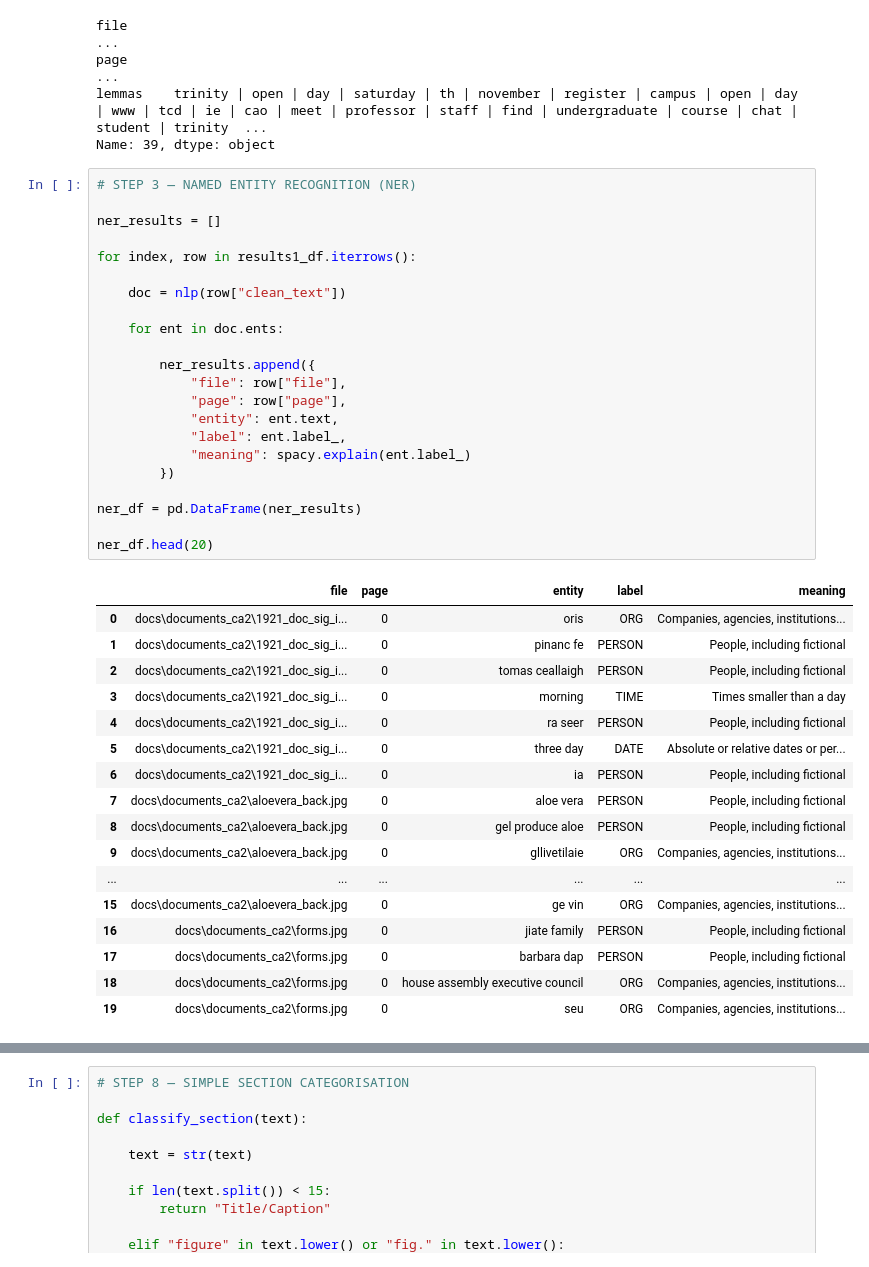
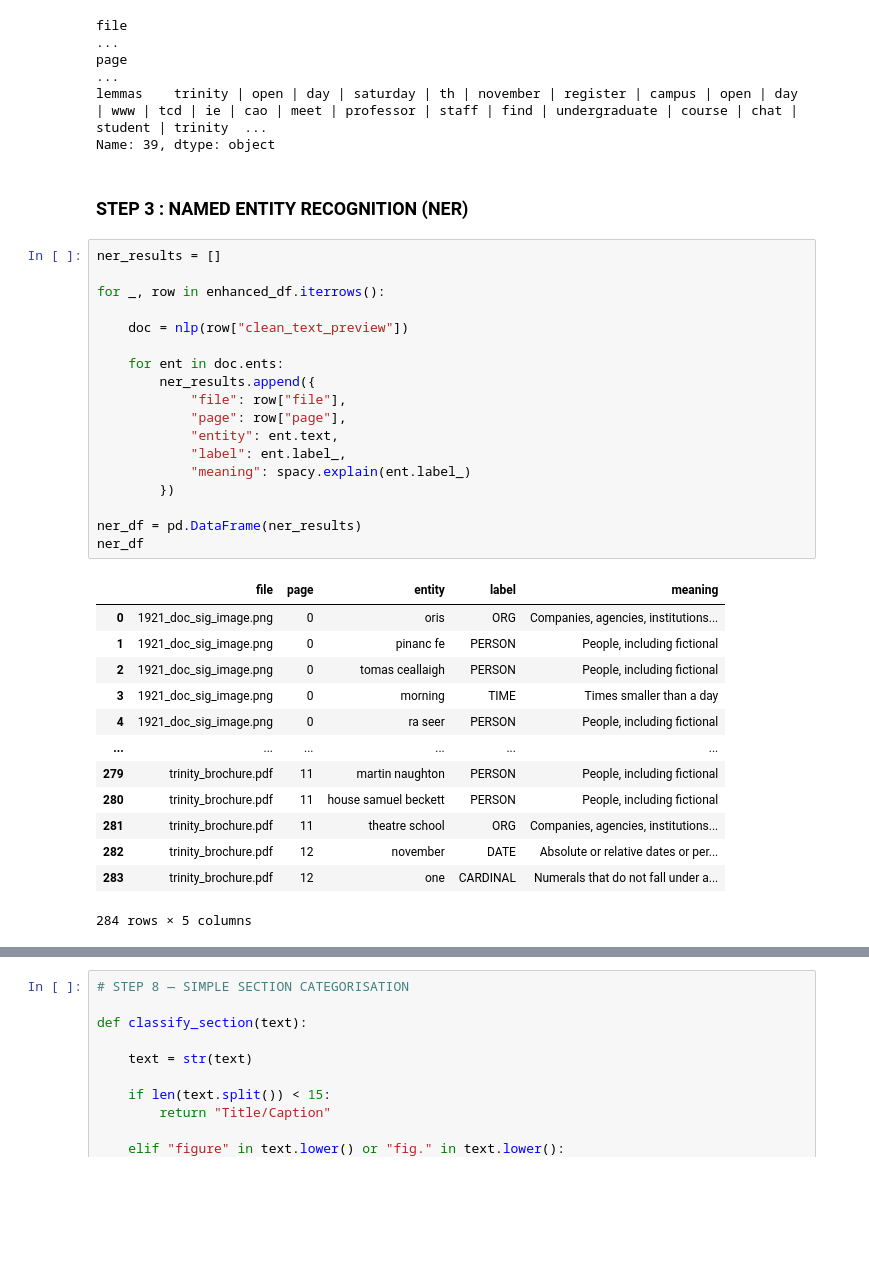
Before and after one commit to ATU-BDAAI/ca2-assignment-research-selvi-datascience, a Jupyter notebook: CA2_Template.ipynb, the cells around one changed output, grey strips where cells are left out. Cells and saved outputs as stored; diff of their text form; blank space fills up the shorter version.

```diff
--- a/CA2_Template.ipynb
+++ b/CA2_Template.ipynb
@@ -701,43 +701,37 @@ file
 page                                                                                                                                                                                                     ...
 lemmas    trinity | open | day | saturday | th | november | register | campus | open | day | www | tcd | ie | cao | meet | professor | staff | find | undergraduate | course | chat | student | trinity  ...
 Name: 39, dtype: object
+# %% [markdown]
+### STEP 3 : NAMED ENTITY RECOGNITION (NER)
 # %%
-# STEP 3 — NAMED ENTITY RECOGNITION (NER)
-
 ner_results = []
 
-for index, row in results1_df.iterrows():
+for _, row in enhanced_df.iterrows():
 
-    doc = nlp(row["clean_text"])
+    doc = nlp(row["clean_text_preview"])
 
     for ent in doc.ents:
-
         ner_results.append({
             "file": row["file"],
             "page": row["page"],
             "entity": ent.text,
             "label": ent.label_,
             "meaning": spacy.explain(ent.label_)
         })
 
 ner_df = pd.DataFrame(ner_results)
-
-ner_df.head(20)
+ner_df
 # %% [output]
 |  | file | page | entity | label | meaning |
-| 0 | docs\documents_ca2\1921_doc_sig_i... | 0 | oris | ORG | Companies, agencies, institutions... |
-| 1 | docs\documents_ca2\1921_doc_sig_i... | 0 | pinanc fe | PERSON | People, including fictional |
-| 2 | docs\documents_ca2\1921_doc_sig_i... | 0 | tomas ceallaigh | PERSON | People, including fictional |
-| 3 | docs\documents_ca2\1921_doc_sig_i... | 0 | morning | TIME | Times smaller than a day |
-| 4 | docs\documents_ca2\1921_doc_sig_i... | 0 | ra seer | PERSON | People, including fictional |
-| 5 | docs\documents_ca2\1921_doc_sig_i... | 0 | three day | DATE | Absolute or relative dates or per... |
-| 6 | docs\documents_ca2\1921_doc_sig_i... | 0 | ia | PERSON | People, including fictional |
-| 7 | docs\documents_ca2\aloevera_back.jpg | 0 | aloe vera | PERSON | People, including fictional |
-| 8 | docs\documents_ca2\aloevera_back.jpg | 0 | gel produce aloe | PERSON | People, including fictional |
-| 9 | docs\documents_ca2\aloevera_back.jpg | 0 | gllivetilaie | ORG | Companies, agencies, institutions... |
+| 0 | 1921_doc_sig_image.png | 0 | oris | ORG | Companies, agencies, institutions... |
+| 1 | 1921_doc_sig_image.png | 0 | pinanc fe | PERSON | People, including fictional |
+| 2 | 1921_doc_sig_image.png | 0 | tomas ceallaigh | PERSON | People, including fictional |
+| 3 | 1921_doc_sig_image.png | 0 | morning | TIME | Times smaller than a day |
+| 4 | 1921_doc_sig_image.png | 0 | ra seer | PERSON | People, including fictional |
 | ... | ... | ... | ... | ... | ... |
-| 15 | docs\documents_ca2\aloevera_back.jpg | 0 | ge vin | ORG | Companies, agencies, institutions... |
-| 16 | docs\documents_ca2\forms.jpg | 0 | jiate family | PERSON | People, including fictional |
-| 17 | docs\documents_ca2\forms.jpg | 0 | barbara dap | PERSON | People, including fictional |
-| 18 | docs\documents_ca2\forms.jpg | 0 | house assembly executive council | ORG | Companies, agencies, institutions... |
-| 19 | docs\documents_ca2\forms.jpg | 0 | seu | ORG | Companies, agencies, institutions... |
+| 279 | trinity_brochure.pdf | 11 | martin naughton | PERSON | People, including fictional |
+| 280 | trinity_brochure.pdf | 11 | house samuel beckett | PERSON | People, including fictional |
+| 281 | trinity_brochure.pdf | 11 | theatre school | ORG | Companies, agencies, institutions... |
+| 282 | trinity_brochure.pdf | 12 | november | DATE | Absolute or relative dates or per... |
+| 283 | trinity_brochure.pdf | 12 | one | CARDINAL | Numerals that do not fall under a... |
+284 rows × 5 columns
```
Also changed, not shown: parts of 11 cells of this notebook.
